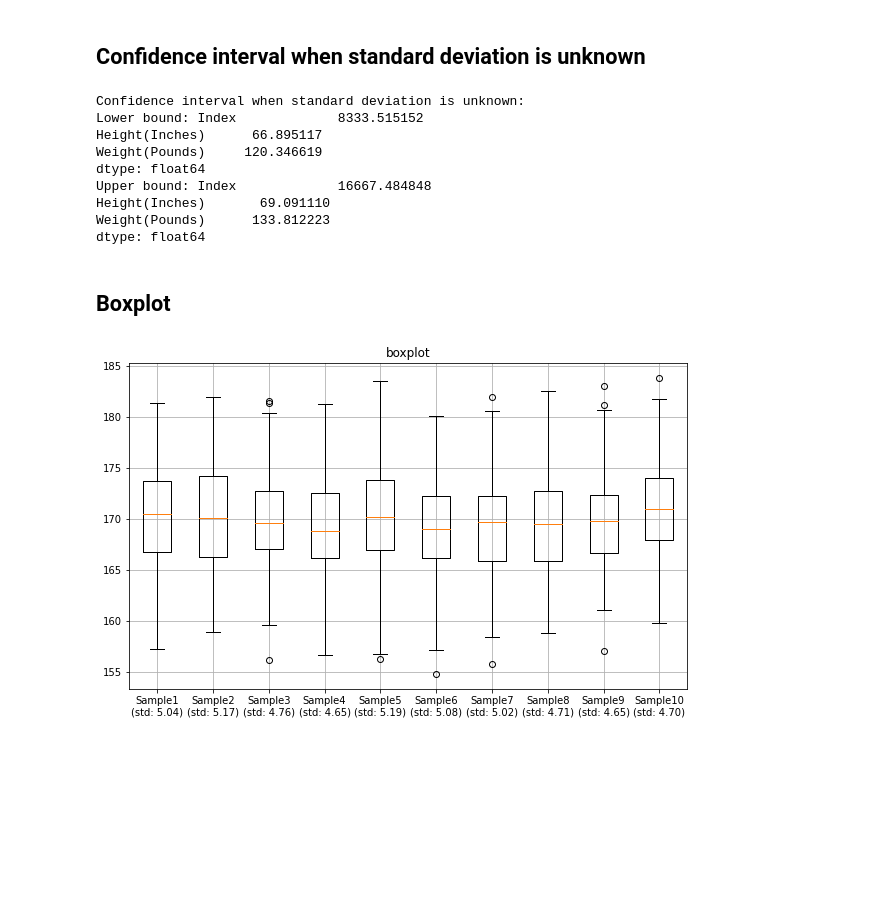
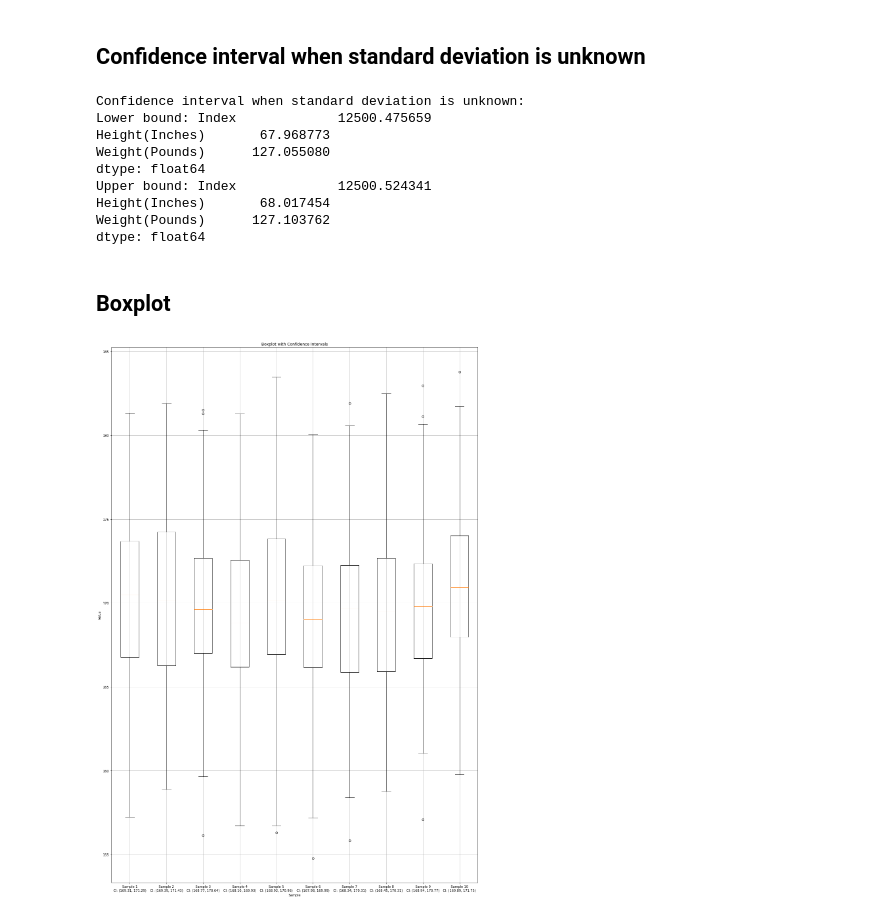
Before and after one commit to saksshiii/Confidence-Interval, a Jupyter notebook: Confidence Interval.ipynb, the cells around one changed output. Saved outputs shown, nothing was run; the diff lists cells and outputs as text; code cells hidden in the pictures; blank space fills up the shorter version.

```diff
--- a/Confidence Interval.ipynb
+++ b/Confidence Interval.ipynb
@@ -81,6 +154,8 @@ dtype: float64
 # %% [markdown]
 ## Confidence interval when standard deviation is unknown
 # %%
+# sample size is length of the data
+sample_size= len(data)
 
 # Degrees of freedom
 degrees_of_freedom = sample_size - 1
@@ -91,45 +166,51 @@ confidence_level = 0.95
 # T-score for the confidence level and degrees of freedom
 t_score = stats.t.ppf((1 + confidence_level) / 2, degrees_of_freedom)
 
-# Sample standard deviation
-sample_std_dev = np.std(data, ddof=1)
-
 # Margin of error
 margin_of_error = t_score * (sample_std_dev / np.sqrt(sample_size))
 
 # Confidence interval bounds
-ci_lower = mean - margin_of_error
-ci_upper = mean + margin_of_error
+ci_lower_2= mean - margin_of_error
+ci_upper_2= mean + margin_of_error
 
 print("Confidence interval when standard deviation is unknown:")
-print("Lower bound:", ci_lower)
-print("Upper bound:", ci_upper)
+print("Lower bound:", ci_lower_2)
+print("Upper bound:", ci_upper_2)
 # %% [output]
 Confidence interval when standard deviation is unknown:
-Lower bound: Index             8333.515152
-Height(Inches)      66.895117
-Weight(Pounds)     120.346619
+Lower bound: Index             12500.475659
+Height(Inches)       67.968773
+Weight(Pounds)      127.055080
 dtype: float64
-Upper bound: Index             16667.484848
-Height(Inches)       69.091110
-Weight(Pounds)      133.812223
+Upper bound: Index             12500.524341
+Height(Inches)       68.017454
+Weight(Pounds)      127.103762
 dtype: float64
 # %% [markdown]
 ## Boxplot
-# %%
-np.random.seed(0)
-no_of_samples=10
-sample_size=100
-data=np.random.normal(loc=170,scale=5,size=(no_of_samples, sample_size))
-
-#calculate standard deviations for each sample
-std_deviations=np.std(data,axis=1)
-
-#create a boxplot for all 10 samples
-plt.figure(figsize=(10,6))
-plt.boxplot(data.T, labels=[f"Sample{i+1}\n(std: {std:.2f})" for i, std in enumerate(std_deviations)])
-plt.title("boxplot")
-plt.grid(True)
-plt.show()
-# %% [output]
-[figure, removed]
+# %%
+import numpy as np
+import matplotlib.pyplot as plt
+from scipy import stats
+
+np.random.seed(0)
+no_of_samples = 10
+sample_size = 100
+data = np.random.normal(loc=170, scale=5, size=(no_of_samples, sample_size))
+
+# Calculate standard deviations for each sample
+std_deviations = np.std(data, axis=1)
+
+# Calculate confidence interval for each sample
+CI = [stats.norm.interval(0.95, loc=np.mean(data[i]), scale=stats.sem(data[i])) for i in range(len(data))]
+
+# Create a boxplot for all samples
+plt.figure(figsize=(20, 30))
+plt.boxplot(data.T, labels=[f"Sample {i+1}\nCI: ({CI[i][0]:.2f}, {CI[i][1]:.2f})" for i in range(len(data))])
+plt.title("Boxplot with Confidence Intervals")
+plt.xlabel("Sample")
+plt.ylabel("Value")
+plt.grid(True)
+plt.show()
+# %% [output]
+[figure, added]
```
Also changed, not shown: parts of 11 cells of this notebook.
